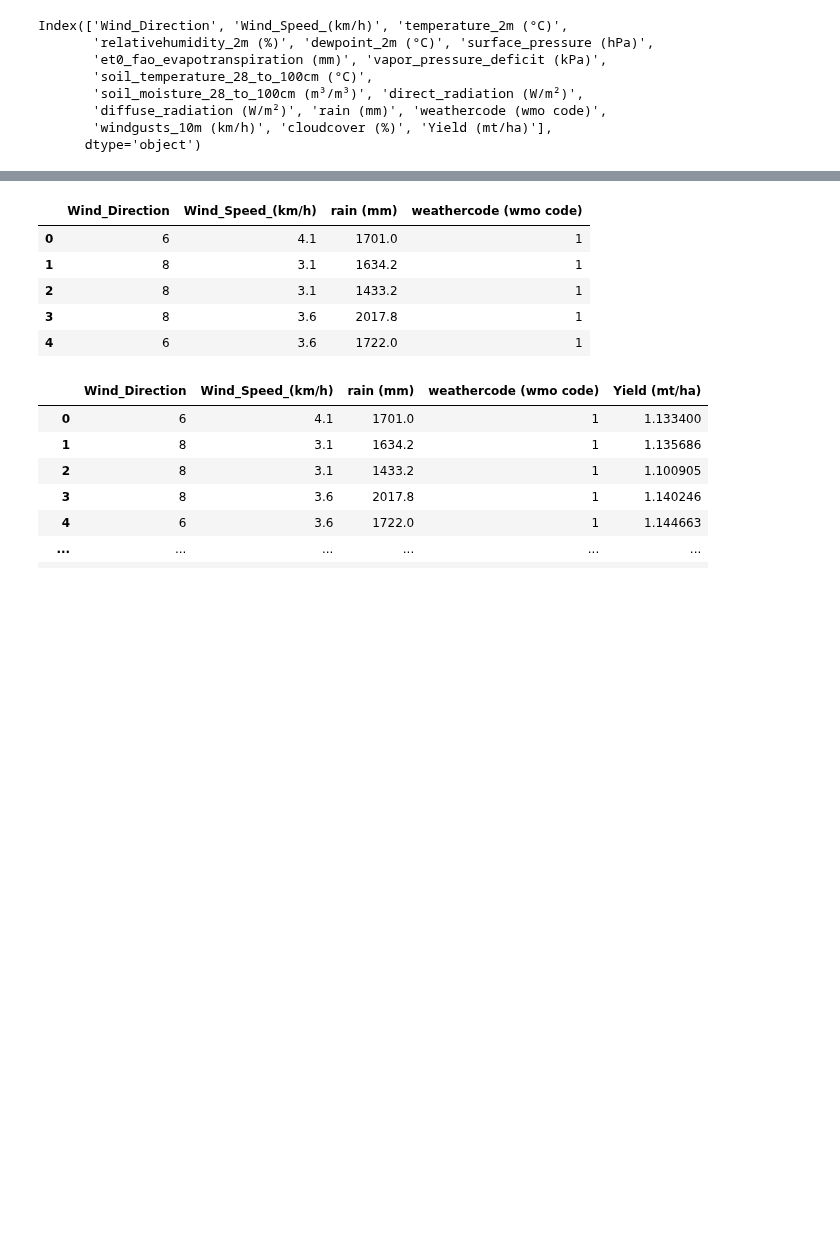
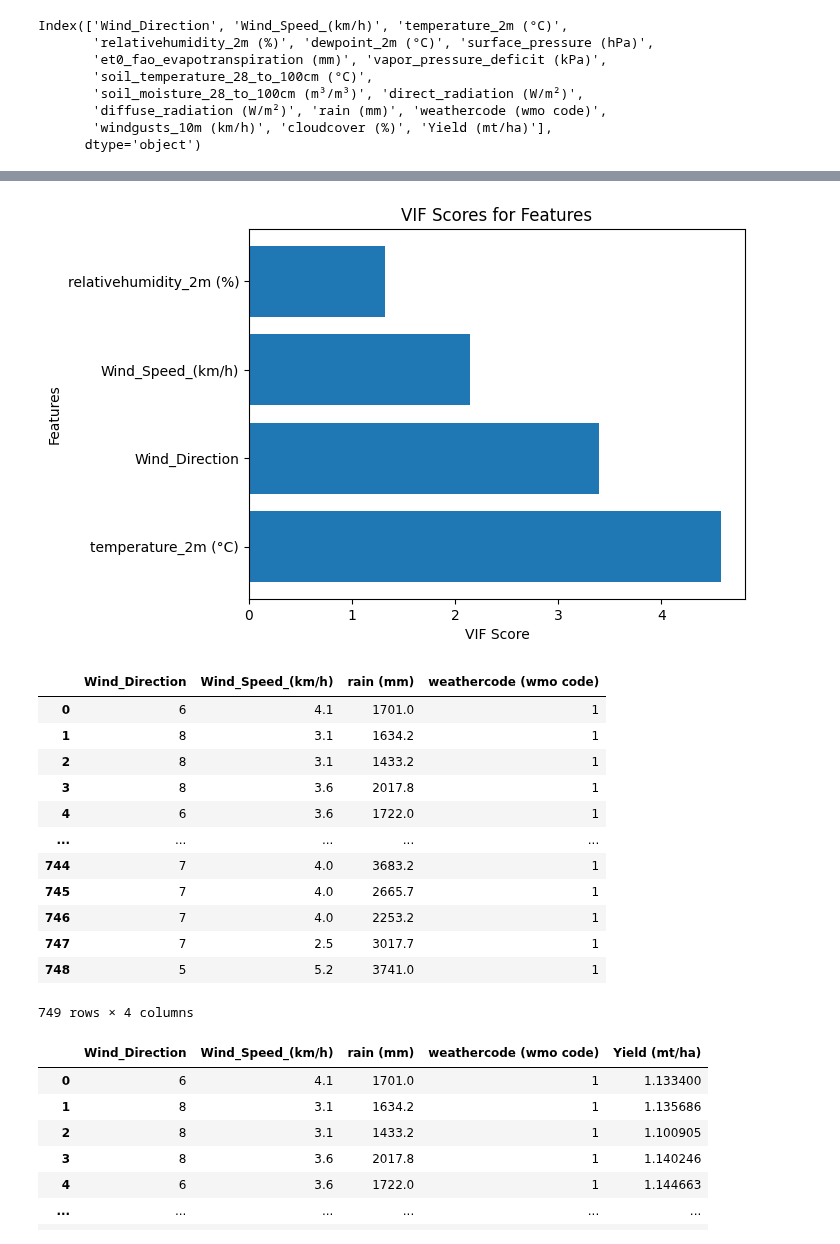
Before and after one commit to darahmanayaga/thesis-2, a Jupyter notebook: preprocessing.ipynb, the cells around one changed output, grey strips where cells are left out. Cells and saved outputs as stored; diff of their text form; code cells hidden in the pictures; blank space fills up the shorter version.

```diff
--- a/preprocessing.ipynb
+++ b/preprocessing.ipynb
@@ -1354,34 +1354,55 @@ def cal_vif(x):
         elif(i>1):
             output = output.drop(output.columns[a],axis=1)
             vif = [variance_inflation_factor(output.values,j) for j in range(output.shape[1])]
+
+    # Sort features based on VIF scores
+    sorted_features = sorted(zip(x.columns, vif), key=lambda x: x[1], reverse=True)
+    feature_names, vif_scores = zip(*sorted_features)
+
+    # Plot a horizontal bar graph
+    plt.barh(feature_names, vif_scores)
+    plt.xlabel('VIF Score')
+    plt.ylabel('Features')
+    plt.title('VIF Scores for Features')
+    plt.show()
+
+    return output
     return(output)
 
 selected_features = cal_vif(x)
-selected_features.head()
+selected_features
 # %% [output]
 Iteration no  1
 [5.13124441403392, 9.835762597934973, 208543.4455198298, 12266.107552316462, 123681.373706296, 5093.66765803467, 2823.931750647674, 3401.281388367932, 7618.304547817325, 93.0106610653396, 1182.7145127 ...
 Vif value :  2
 Iteration no  2
 [5.103038033679513, 9.274950210086654, 11970.807739367407, 3866.447870026218, 5083.237279217993, 2752.8741859882216, 437.3277665245965, 7466.472606428884, 92.03800579486014, 1078.5423976706245, 1764.6 ...
 Vif value :  2
 Iteration no  3
 [4.947975131364829, 8.995656098111793, 3840.7870304959224, 4252.458234585701, 2598.786068307817, 137.92079440785204, 7464.9218709486795, 85.05958431847111, 1074.332124201582, 1570.1763597720064, 22.63 ...
 Vif value :  6
 Iteration no  4
 [4.876066118143886, 8.99104854111591, 784.8906850806095, 4095.045192507306, 2597.7380549782424, 88.9744774446563, 75.56222248794984, 1020.8999731647625, 1355.9302447095506, 22.611947068984865, 1.73355 ...
 Vif value :  12
 ... (23 lines left out)
 Vif value :  2
 Iteration no  13
 [3.3926138227437064, 2.1415780496438277, 4.581278471064015, 1.3169927699064619]
 Vif value :  2
+[figure, added]
 |  | Wind_Direction | Wind_Speed_(km/h) | rain (mm) | weathercode (wmo code) |
 | 0 | 6 | 4.1 | 1701.0 | 1 |
 | 1 | 8 | 3.1 | 1634.2 | 1 |
 | 2 | 8 | 3.1 | 1433.2 | 1 |
 | 3 | 8 | 3.6 | 2017.8 | 1 |
 | 4 | 6 | 3.6 | 1722.0 | 1 |
+| ... | ... | ... | ... | ... |
+| 744 | 7 | 4.0 | 3683.2 | 1 |
+| 745 | 7 | 4.0 | 2665.7 | 1 |
+| 746 | 7 | 4.0 | 2253.2 | 1 |
+| 747 | 7 | 2.5 | 3017.7 | 1 |
+| 748 | 5 | 5.2 | 3741.0 | 1 |
+749 rows × 4 columns
 # %%
 # Creating a new DataFrame with the selected subset of columns
 vif = df1.loc[:, ['Wind_Direction', 'Wind_Speed_(km/h)', 'rain (mm)', 'weathercode (wmo code)','Yield (mt/ha)']]
```
Also changed, not shown: parts of 9 cells of this notebook, 2 other files.
